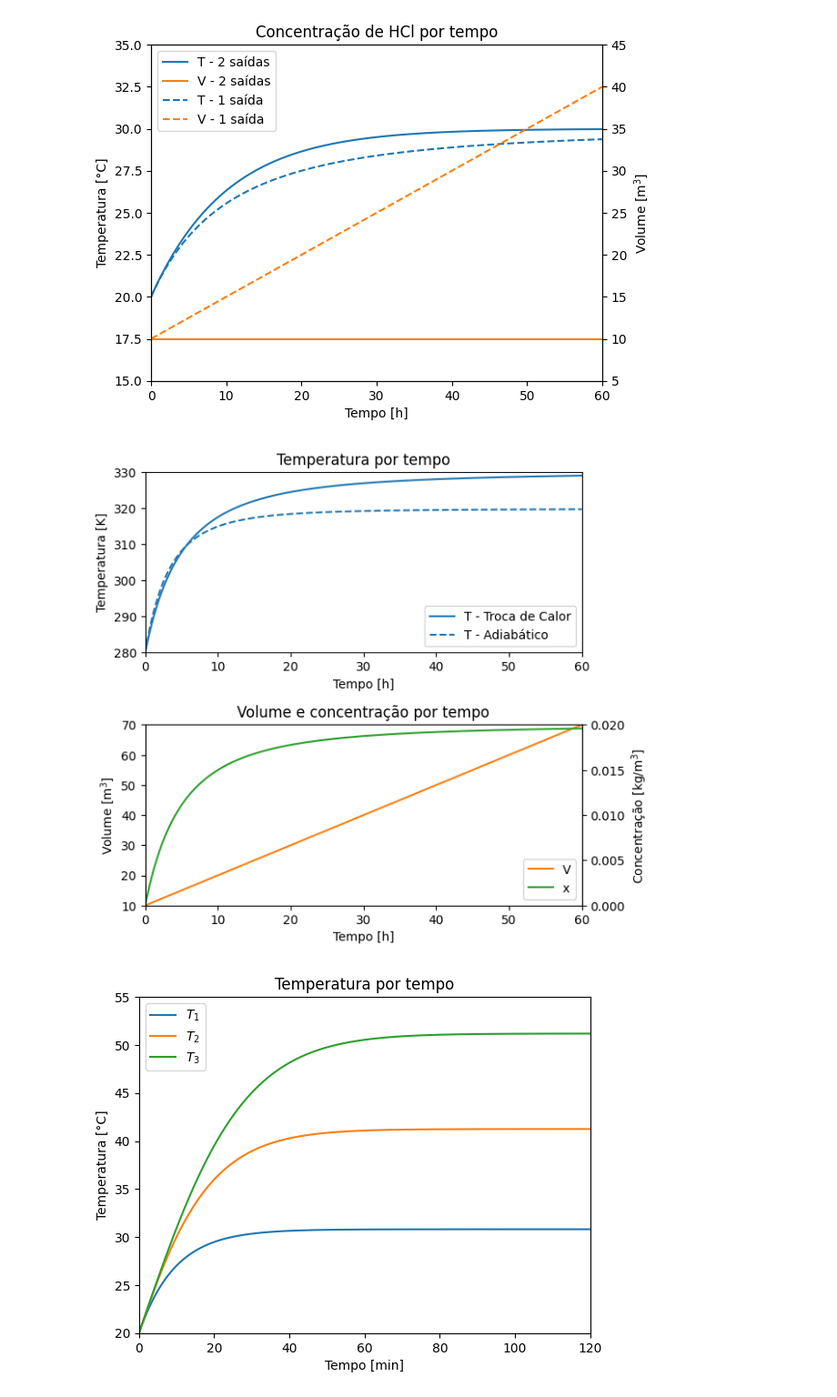
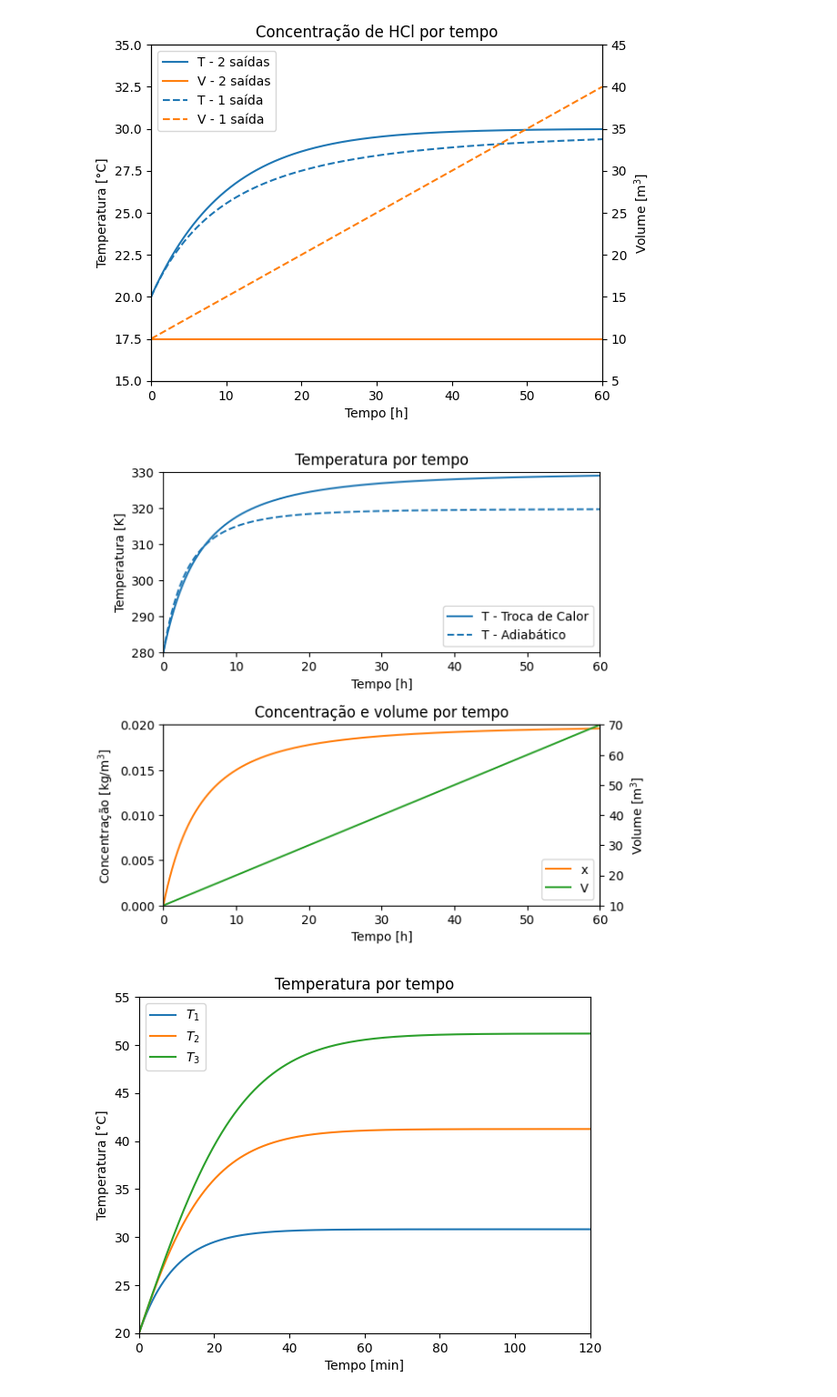
Before and after one commit to gilberto-ribeiro/python-projects, a Jupyter notebook: lista_eq502.ipynb, the cells around one changed output. Shown: that part at 91% size. Cells and saved outputs as stored; diff of their text form; code cells hidden in the pictures.

```diff
--- a/lista_eq502.ipynb
+++ b/lista_eq502.ipynb
@@ -415,34 +415,34 @@ def edo3_4_adiabatico(x, y):
 # %%
 IC = [10, 0, 280]
 int = (0, 60)
 t, y_tt = rk4(edo3_4_troca_termica, IC, int)
 t, y_a = rk4(edo3_4_adiabatico, IC, int)
 
 fig, (ax1, ax2) = plt.subplots(2, 1, figsize=(6.4, 6.4))
 l1, = ax1.plot(t, y_a[2], color='C0')
 l2, = ax1.plot(t, y_tt[2], color='C0', linestyle='--')
 ax1.set_title('Temperatura por tempo')
 ax1.set_xlabel('Tempo [h]')
 ax1.set_ylabel('Temperatura [K]')
 ax1.axis([*int, 280, 330])
 ax1.legend([l1, l2], ['T - Troca de Calor', 'T - Adiabático'], loc='lower right')
 
-l3, = ax2.plot(t, y_a[0], color='C1')
+l3, = ax2.plot(t, y_a[1], color='C1')
 ax3 = ax2.twinx()
-l4, = ax3.plot(t, y_a[1], color='C2')
+l4, = ax3.plot(t, y_a[0], color='C2')
 ax2.set_xlim(*int)
-ax2.set_ylim(10, 70)
-ax3.set_ylim(0, 0.02)
-ax2.set_title('Volume e concentração por tempo')
+ax3.set_ylim(10, 70)
+ax2.set_ylim(0, 0.02)
+ax2.set_title('Concentração e volume por tempo')
 ax2.set_xlabel('Tempo [h]')
-ax2.set_ylabel(r'Volume [m$^3$]')
-ax3.set_ylabel(r'Concentração [kg/m$^3$]')
-ax2.legend([l3, l4], ['V', 'x'], loc='lower right')
+ax2.set_ylabel(r'Concentração [kg/m$^3$]')
+ax3.set_ylabel(r'Volume [m$^3$]')
+ax2.legend([l3, l4], ['x', 'V'], loc='lower right')
 
 fig.subplots_adjust(hspace=0.4)
 plt.show()
 # %% [output]
-[figure, old version]
+[figure, new version]
 # %%
 def edo3_7(x, y):
     t = x
```
Also changed, not shown: 1 other file.
